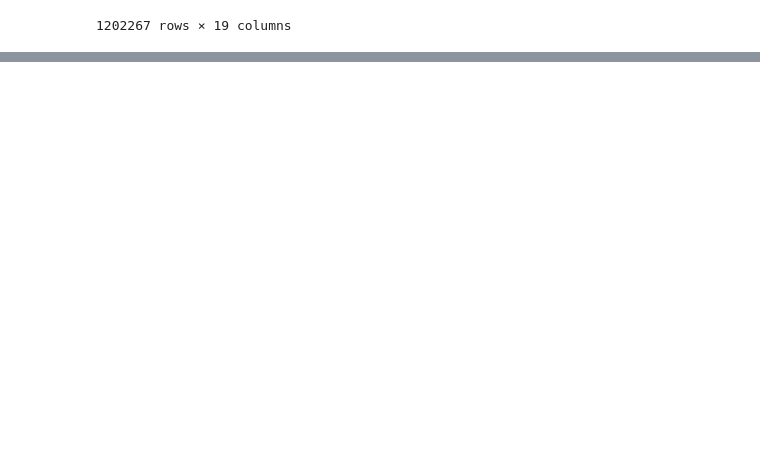
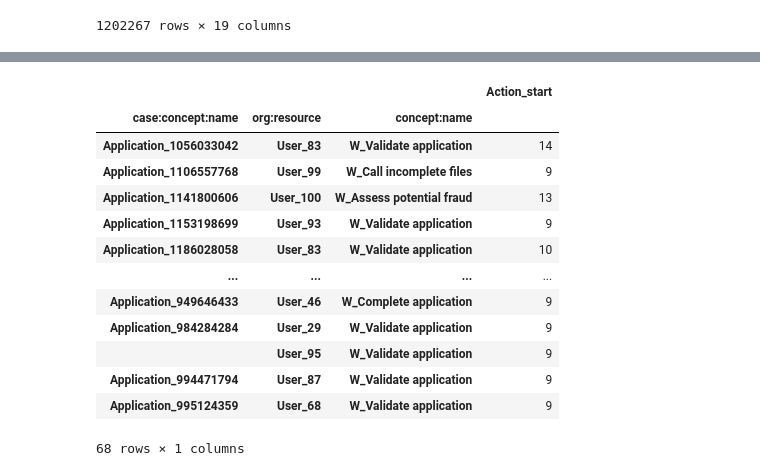
Before and after one commit to ltsstar/TaskExecutionTimeMining, a Jupyter notebook: src/notebooks/BPIC_2017/BPIC_2017_event_log_transformer.ipynb, the cells around one changed output, grey strips where cells are left out. Drawn from its saved outputs; the diff is of its cells as text; code cells hidden in the pictures; blank space fills up the shorter version.

```diff
--- a/src/notebooks/BPIC_2017/BPIC_2017_event_log_transformer.ipynb
+++ b/src/notebooks/BPIC_2017/BPIC_2017_event_log_transformer.ipynb
@@ -56,0 +73,17 @@ start_end_event_log
+# %%
+gb[gb['Action_start'] > 8]
+# %% [output]
+|  |  |  | Action_start |
+| case:concept:name | org:resource | concept:name |  |
+| Application_1056033042 | User_83 | W_Validate application | 14 |
+| Application_1106557768 | User_99 | W_Call incomplete files | 9 |
+| Application_1141800606 | User_100 | W_Assess potential fraud | 13 |
+| Application_1153198699 | User_93 | W_Validate application | 9 |
+| Application_1186028058 | User_83 | W_Validate application | 10 |
+| ... | ... | ... | ... |
+| Application_949646433 | User_46 | W_Complete application | 9 |
+| Application_984284284 | User_29 | W_Validate application | 9 |
+|  | User_95 | W_Validate application | 9 |
+| Application_994471794 | User_87 | W_Validate application | 9 |
+| Application_995124359 | User_68 | W_Validate application | 9 |
+68 rows × 1 columns
```
Also changed, not shown: parts of 13 cells of this notebook, 5 other files.
